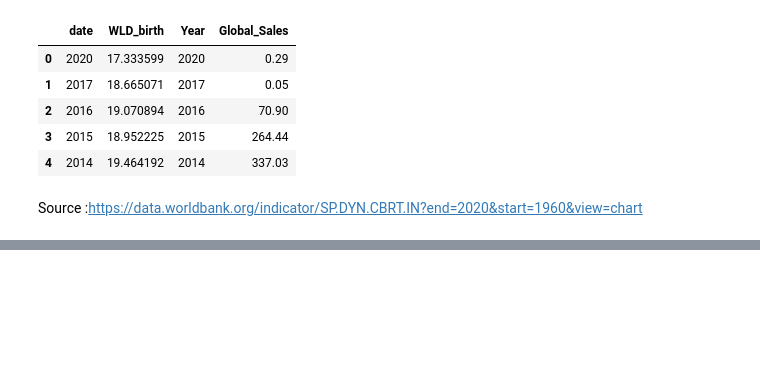
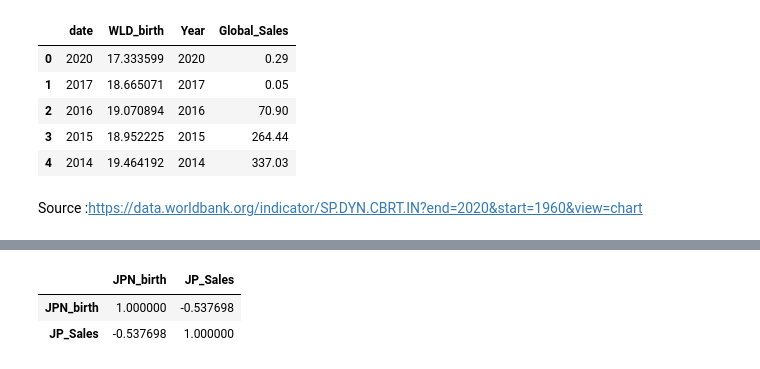
Before and after one commit to KirbyDream/APi_project, a Jupyter notebook: cleaning_VG.ipynb, the cells around one changed output, grey strips where cells are left out. Cells and saved outputs as stored; diff of their text form; code cells hidden in the pictures; blank space fills up the shorter version.

```diff
--- a/cleaning_VG.ipynb
+++ b/cleaning_VG.ipynb
@@ -580,0 +637,7 @@ sns.lineplot(data=j,x = "Year", y ="JP_Sales", color="b", ax=ax2)
+# %%
+df_corr3 = j.drop(columns=["Year","date"])
+df_corr3.corr()
+# %% [output]
+|  | JPN_birth | JP_Sales |
+| JPN_birth | 1.000000 | -0.537698 |
+| JP_Sales | -0.537698 | 1.000000 |
```
Also changed, not shown: parts of 93 cells of this notebook, 1 other file.
